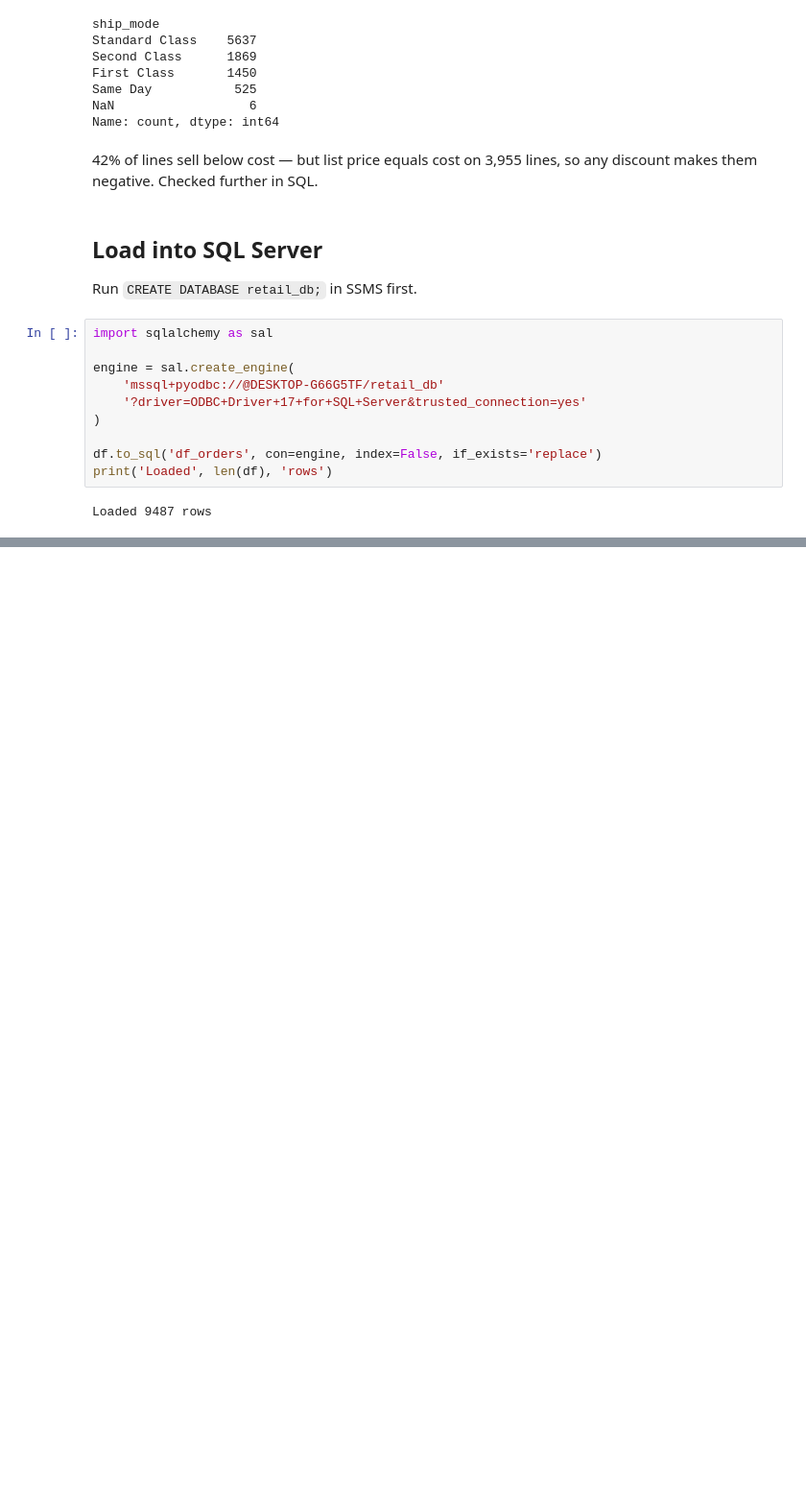
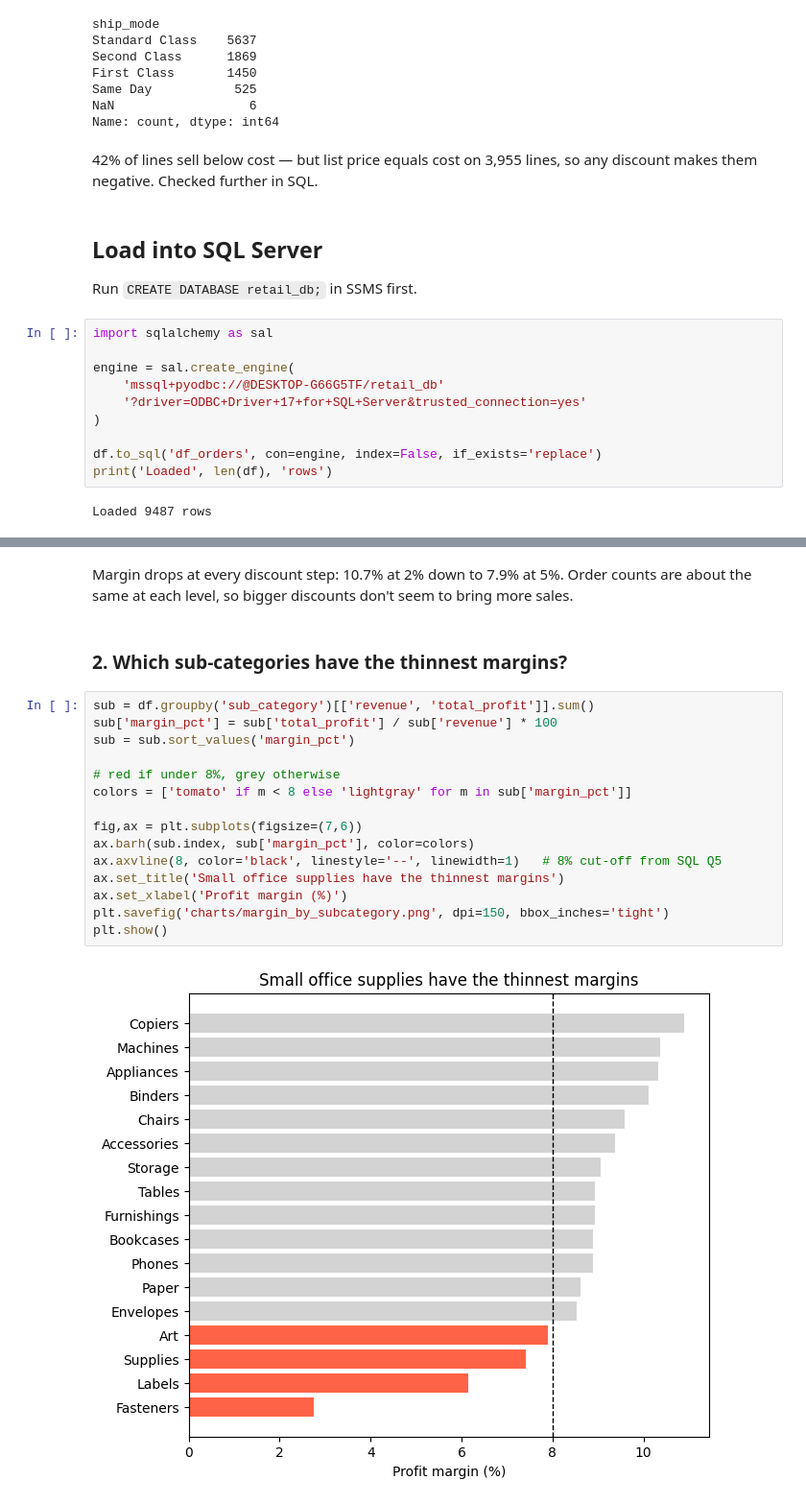
Before and after one commit to pokhrelpratik/retail-orders-analysis, a Jupyter notebook: order_data_analysis.ipynb, the cells around one changed output, grey strips where cells are left out. Shown at 96% size. Cells and saved outputs as stored; diff of their text form; blank space fills up the shorter version.

```diff
--- a/order_data_analysis.ipynb
+++ b/order_data_analysis.ipynb
@@ -142,0 +175,21 @@ Loaded 9487 rows
+# %% [markdown]
+Margin drops at every discount step: 10.7% at 2% down to 7.9% at 5%. Order counts are about the same at each level, so bigger discounts don't seem to bring more sales.
+# %% [markdown]
+### 2. Which sub-categories have the thinnest margins?
+# %%
+sub = df.groupby('sub_category')[['revenue', 'total_profit']].sum()
+sub['margin_pct'] = sub['total_profit'] / sub['revenue'] * 100
+sub = sub.sort_values('margin_pct')
+
+# red if under 8%, grey otherwise
+colors = ['tomato' if m < 8 else 'lightgray' for m in sub['margin_pct']]
+
+fig,ax = plt.subplots(figsize=(7,6))
+ax.barh(sub.index, sub['margin_pct'], color=colors)
+ax.axvline(8, color='black', linestyle='--', linewidth=1)   # 8% cut-off from SQL Q5
+ax.set_title('Small office supplies have the thinnest margins')
+ax.set_xlabel('Profit margin (%)')
+plt.savefig('charts/margin_by_subcategory.png', dpi=150, bbox_inches='tight')
+plt.show()
+# %% [output]
+[figure, added]
```
Also changed, not shown: parts of 14 cells of this notebook, 5 other files.
